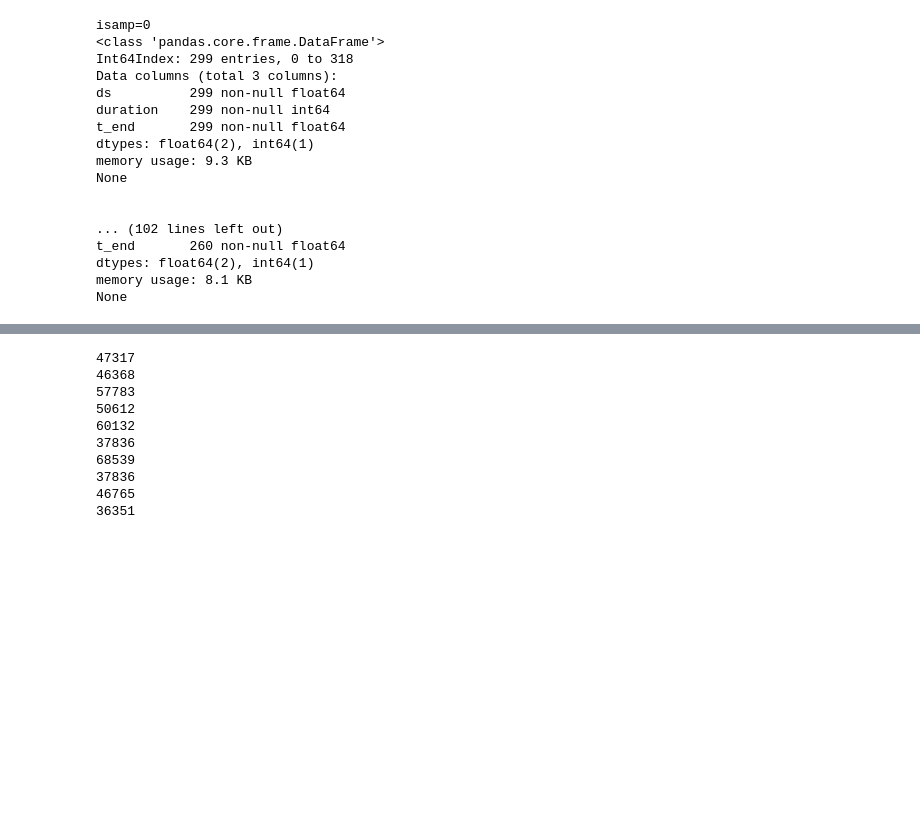
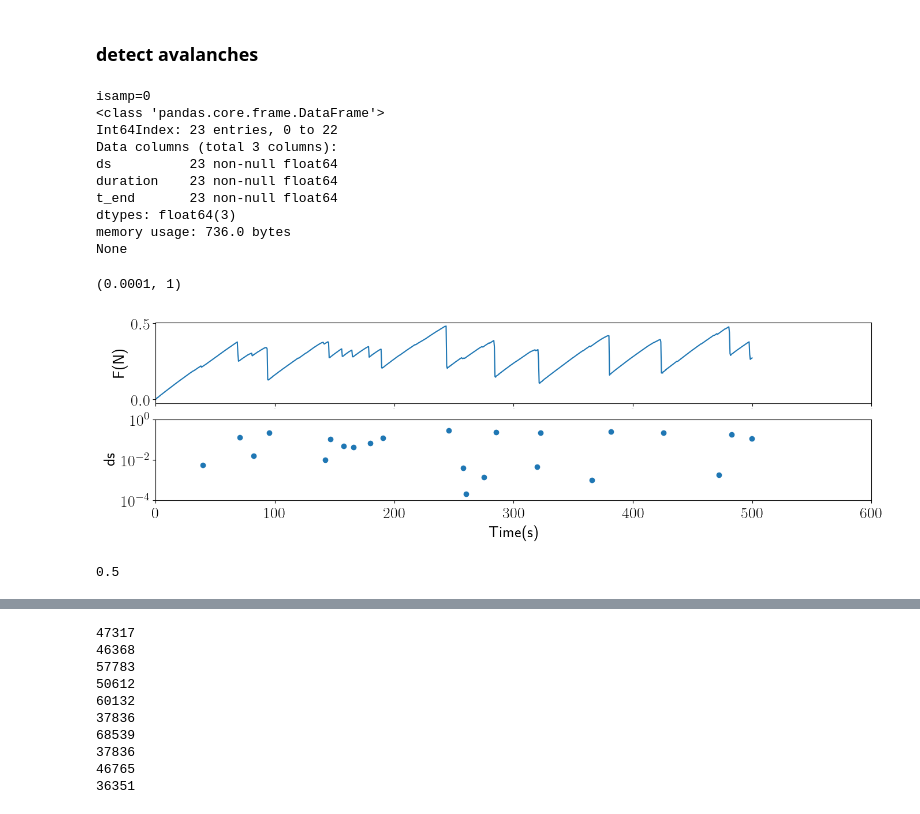
Before and after one commit to kkarimi62/NaumanFriction, a Jupyter notebook: Untitled.ipynb, the cells around one changed output, grey strips where cells are left out. Drawn from its saved outputs; the diff is of its cells as text; code cells hidden in the pictures; blank space fills up the shorter version.

```diff
--- a/Untitled.ipynb
+++ b/Untitled.ipynb
@@ -67,3 +74,5 @@ fig.savefig('%s/timeSeries.png'%DIR_OUTPT_figs,dpi=150,bbox_inches='tight')
+# %% [markdown]
+### detect avalanches
 # %%
 #--- avalanche size
 
@@ -87,6 +96,7 @@ for isamp in xrange(nsamp):
     ds = 0.0
 #    counter = 0
     try:
+        dtt = TimeSeries[0]['Time'].iloc[1]-TimeSeries[0]['Time'].iloc[0]
         for items in TimeSeries[isamp].itertuples():
             sbulk = items[2]
             t = items[1]
@@ -106,31 +116,73 @@ for isamp in xrange(nsamp):
                 continue
             sdr = 0.5 * ( c - a ); #--- derivative
 #            print t, sdr
 #            if sdr < 0.0 and counter == 0:
 #                continue
             if sdr > 0.0: #--- elastic loading
                 init0 = kount + 1; #--- initialize init
             else: #--- avalanche starts!
                 ds += sdr #--- increment avalanche size by the stress derivative
                 duration += 1 #--- increment duration
             if init0 - kount == 1 and duration != 0: #--- avalanche ends!
 #                print duration #tc-duration*(tb-ta),tc,duration
     #			ax.plot([tc-duration*(tb-ta),tc], [0.0,0.0]
     #                    ,'o')
                 d[isamp]['t_end'].append(tc)
-                d[isamp]['duration'].append(duration)
+                d[isamp]['duration'].append(duration*dtt)
                 d[isamp]['ds'].append(-ds)
                 ds = 0.0 #--- initialize
                 duration = 0
 #                counter+=1
     #		if counter == 1:
     #			break
             a = b #--- new assignments
             b = c;
             ta = tb #--- new assignments
             tb = tc;
             kount += 1
     except:
         traceback.print_exc()
         pass
 #fig.show()
+
+df={}
+for isamp in xrange(nsamp):
+    df[isamp]=pd.DataFrame(d[isamp])
+    df[isamp]=df[isamp][df[isamp]['ds']!=0.0]
+
+for isamp in xrange(nsamp):
+    print 'isamp=%s'%isamp
+    print df[isamp].info()
+    print '\n'
+
+#--- plot
+fig = plt.figure(figsize=(16,4))
+ax = fig.add_subplot(211)
+ax.plot(TimeSeries[0]['Time'],TimeSeries[0]['Force'],'-')
+#ax.set_xlim(30,40)
+ax.set_xlim(0,600)
+ax.tick_params(axis='x',labelsize=0)
+ax.set_ylabel('F(N)')
+#
+ax = fig.add_subplot(212)
+#ax.set_xlim(30,40)
+#ax.set_xlim(400,700)
+ax.scatter(d[0]['t_end'],d[0]['ds'])
+ax.set_ylabel('ds')
+ax.set_xlabel('Time(s)')
+ax.set_yscale('log')
+ax.set_xlim(0,600)
+ax.set_ylim(1e-4,1)
+# %% [output]
+isamp=0
+<class 'pandas.core.frame.DataFrame'>
+Int64Index: 23 entries, 0 to 22
+Data columns (total 3 columns):
+ds          23 non-null float64
+duration    23 non-null float64
+t_end       23 non-null float64
+dtypes: float64(3)
+memory usage: 736.0 bytes
+None
+(0.0001, 1)
+[figure, added]
@@ -142,23 +189,4 @@ for isamp in xrange(nsamp):
-# %%
-for isamp in xrange(nsamp):
-    print 'isamp=%s'%isamp
-    print df[isamp].info()
-    print '\n'
-# %% [output]
-isamp=0
-<class 'pandas.core.frame.DataFrame'>
-Int64Index: 299 entries, 0 to 318
-Data columns (total 3 columns):
-ds          299 non-null float64
-duration    299 non-null int64
-t_end       299 non-null float64
-dtypes: float64(2), int64(1)
-memory usage: 9.3 KB
-None
-
-
-... (102 lines left out)
-t_end       260 non-null float64
-dtypes: float64(2), int64(1)
-memory usage: 8.1 KB
-None
+# %%
+dtt
+# %% [output]
+0.5
```
Also changed, not shown: parts of 94 cells of this notebook, 10 other files.
